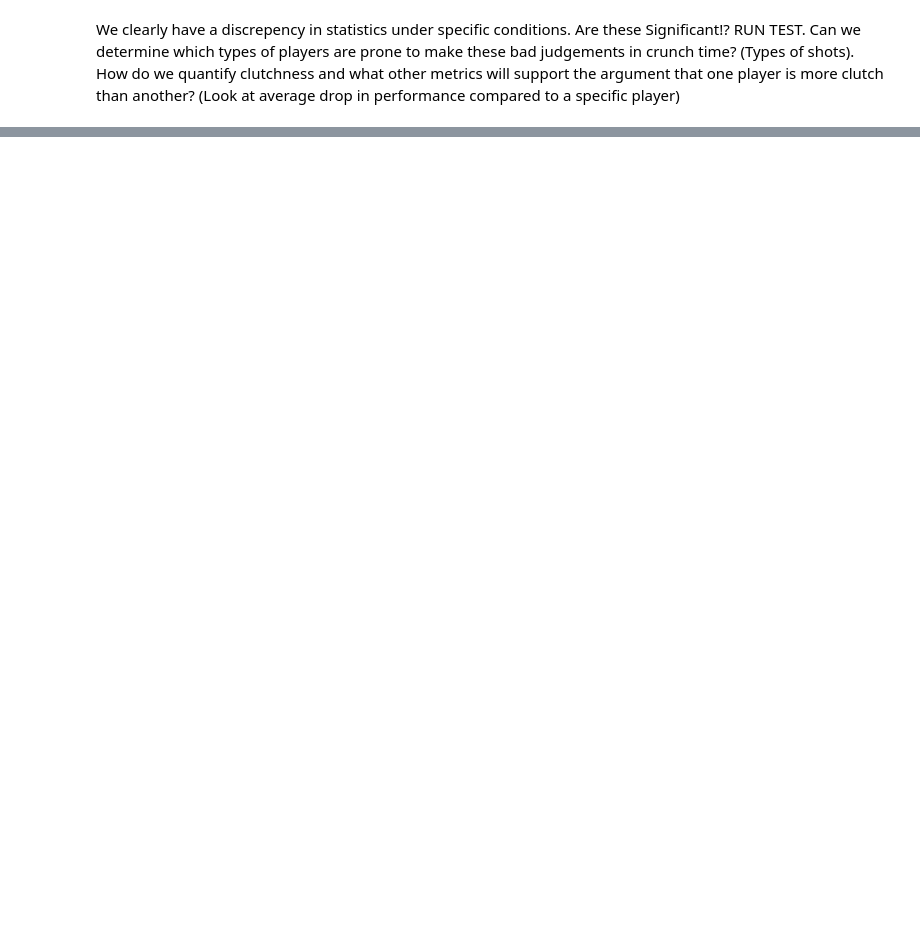
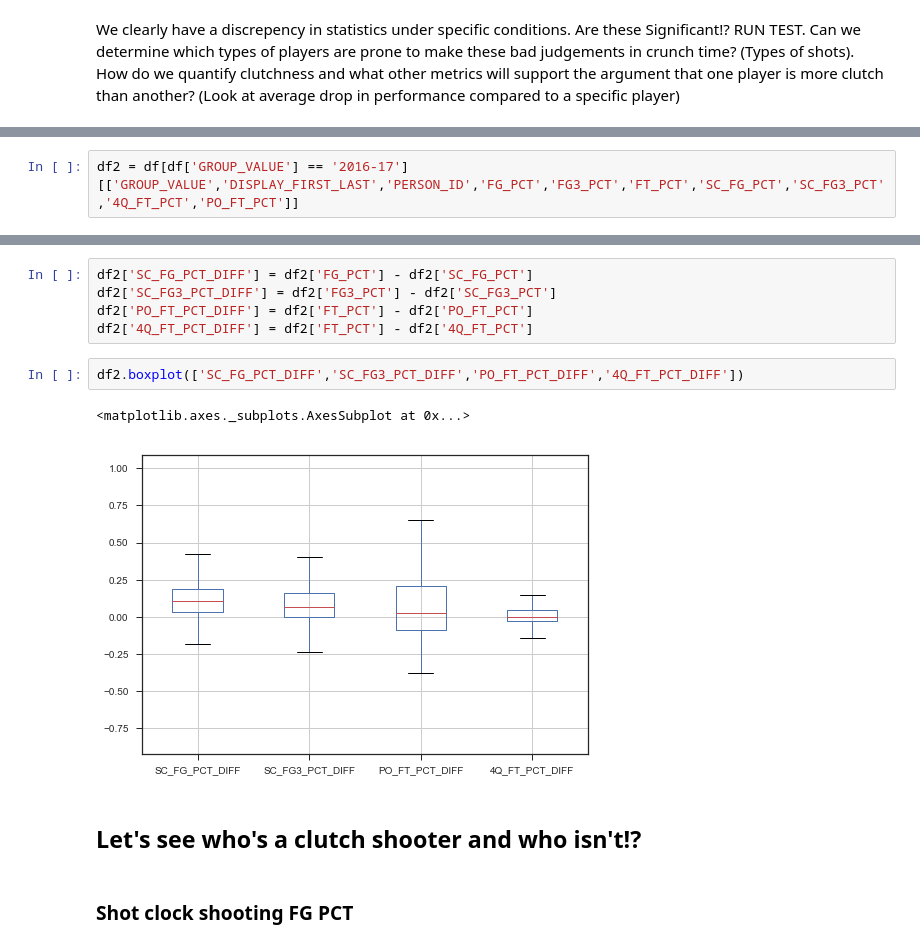
Before and after one commit to Zhuaggy/Nba_clutch, a Jupyter notebook: Notebooks/General comparisons.ipynb, the cells around one changed output, grey strips where cells are left out. Cells and saved outputs as stored; diff of their text form; blank space fills up the shorter version.

```diff
--- a/Notebooks/General comparisons.ipynb
+++ b/Notebooks/General comparisons.ipynb
@@ -127,0 +139,2 @@ We clearly have a discrepency in statistics under specific conditions. Are these
+# %%
+df2 = df[df['GROUP_VALUE'] == '2016-17'][['GROUP_VALUE','DISPLAY_FIRST_LAST','PERSON_ID','FG_PCT','FG3_PCT','FT_PCT','SC_FG_PCT','SC_FG3_PCT','4Q_FT_PCT','PO_FT_PCT']]
@@ -127,0 +150,14 @@ We clearly have a discrepency in statistics under specific conditions. Are these
+# %%
+df2['SC_FG_PCT_DIFF'] = df2['FG_PCT'] - df2['SC_FG_PCT']
+df2['SC_FG3_PCT_DIFF'] = df2['FG3_PCT'] - df2['SC_FG3_PCT']
+df2['PO_FT_PCT_DIFF'] = df2['FT_PCT'] - df2['PO_FT_PCT']
+df2['4Q_FT_PCT_DIFF'] = df2['FT_PCT'] - df2['4Q_FT_PCT']
+# %%
+df2.boxplot(['SC_FG_PCT_DIFF','SC_FG3_PCT_DIFF','PO_FT_PCT_DIFF','4Q_FT_PCT_DIFF'])
+# %% [output]
+<matplotlib.axes._subplots.AxesSubplot at 0x...>
+[figure, added]
+# %% [markdown]
+## Let's see who's a clutch shooter and who isn't!?
+# %% [markdown]
+### Shot clock shooting FG PCT
```
Also changed, not shown: parts of 46 cells of this notebook, 3 other files.
